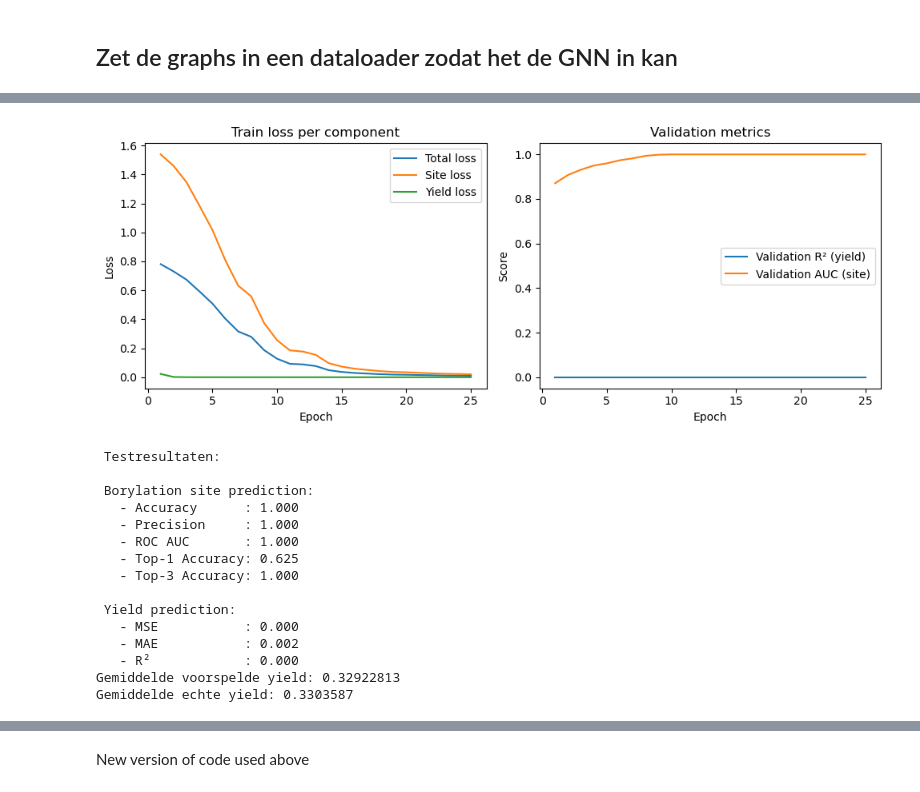
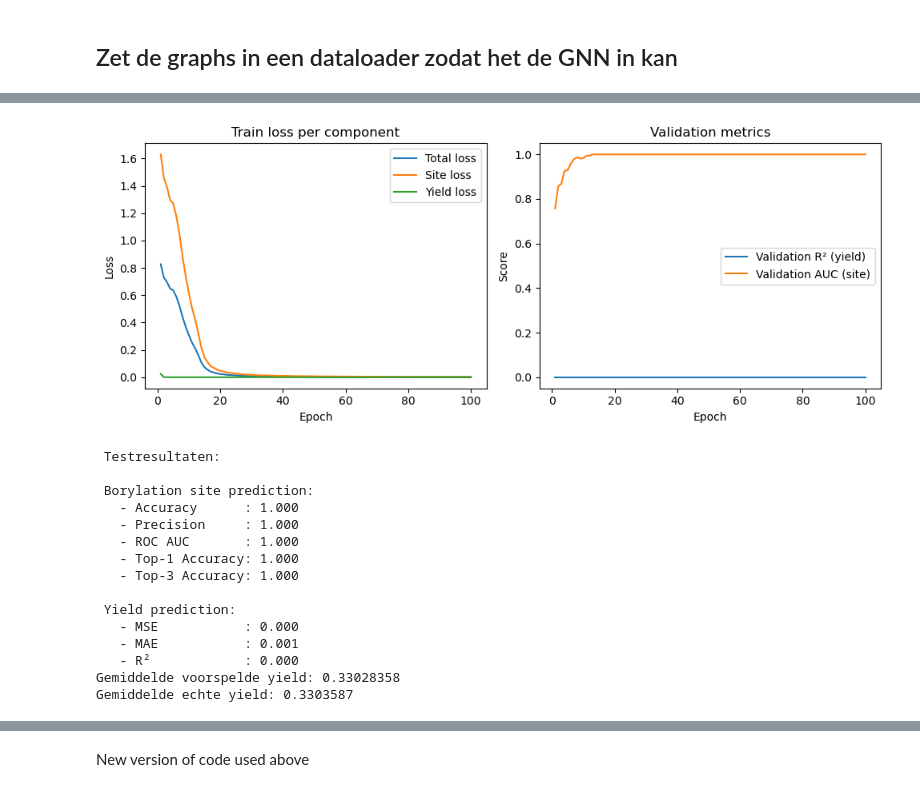
Before and after one commit to mrutjes/Team_1, a Jupyter notebook: GNN_carlijn.ipynb, the cells around one changed output, grey strips where cells are left out. Drawn from its saved outputs; the diff is of its cells as text; code cells hidden in the pictures.

```diff
--- a/GNN_carlijn.ipynb
+++ b/GNN_carlijn.ipynb
@@ -81,15 +78,15 @@ import torch
 from torch_geometric.loader import DataLoader
 
 # Instellingen
-batch_size = 8
-num_epochs = 25
+batch_size = 16
+num_epochs = 100
 learning_rate = 0.001
 device = torch.device("cuda" if torch.cuda.is_available() else "cpu")
 
 # Architecture MPNN
 node_in_feats=train_graphs[0].x.shape[1]                # Aantal input features per node
 edge_in_feats=train_graphs[0].edge_attr.shape[1]        # Aantal input features per edge
-hidden_feats=32                                         # Aantal verborgen features
+hidden_feats=64                                         # Aantal verborgen features
 num_step_message_passing=3                              # Aantal stappen voor message passing
 num_step_set2set=3                                      # Aantal stappen voor Set2Set
 num_layer_set2set=1                                     # Aantal lagen voor Set2Set
@@ -145,6 +142,7 @@ for epoch in range(num_epochs):
 # Evaluatie op testset na training
 print("Evaluatie op testset na training:")
 test_metrics, y_true, y_pred = evaluate_model(model, test_loader, device)
+
 import matplotlib.pyplot as plt
 
 epochs = list(range(1, num_epochs + 1))
@@ -231,17 +229,17 @@ print("Gemiddelde echte yield:", y_true.mean())
 Evaluatie op testset na training:
-[figure, old version]
+[figure, new version]
  Testresultaten:
 
  Borylation site prediction:
    - Accuracy      : 1.000
    - Precision     : 1.000
    - ROC AUC       : 1.000
-   - Top-1 Accuracy: 0.625
+   - Top-1 Accuracy: 1.000
    - Top-3 Accuracy: 1.000
 
  Yield prediction:
    - MSE           : 0.000
-   - MAE           : 0.002
+   - MAE           : 0.001
    - R²            : 0.000
-Gemiddelde voorspelde yield: 0.32922813
+Gemiddelde voorspelde yield: 0.33028358
 Gemiddelde echte yield: 0.3303587
```
Also changed, not shown: parts of 6 cells of this notebook.
